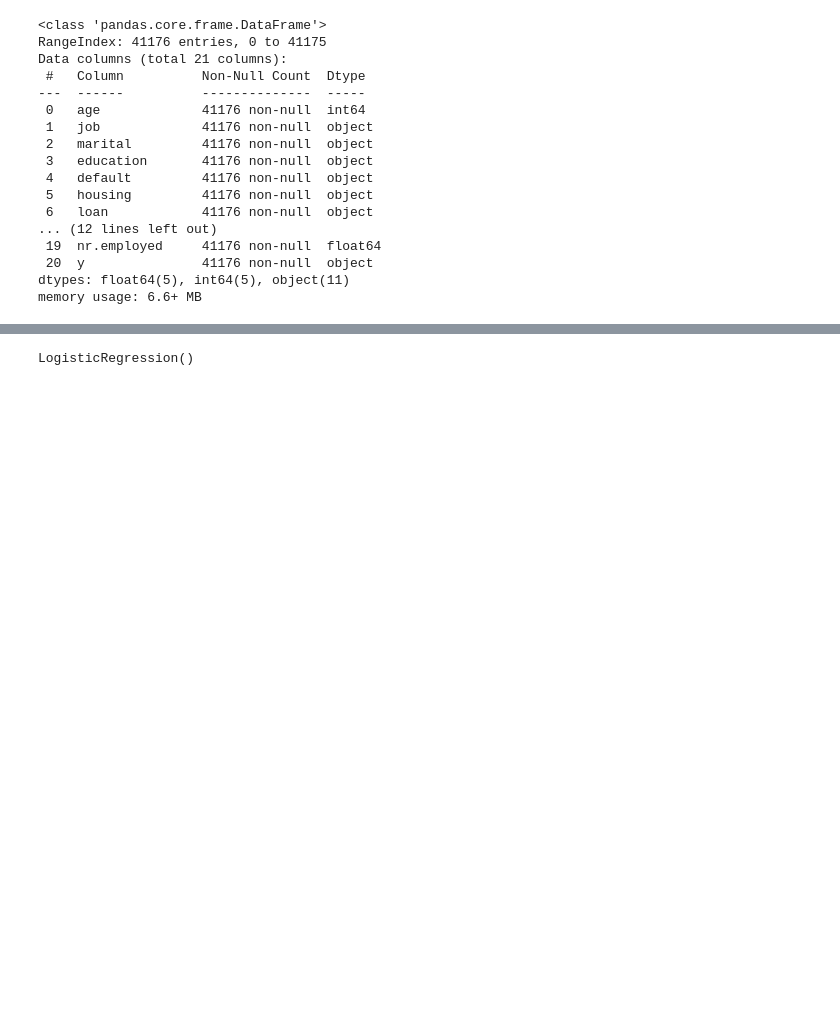
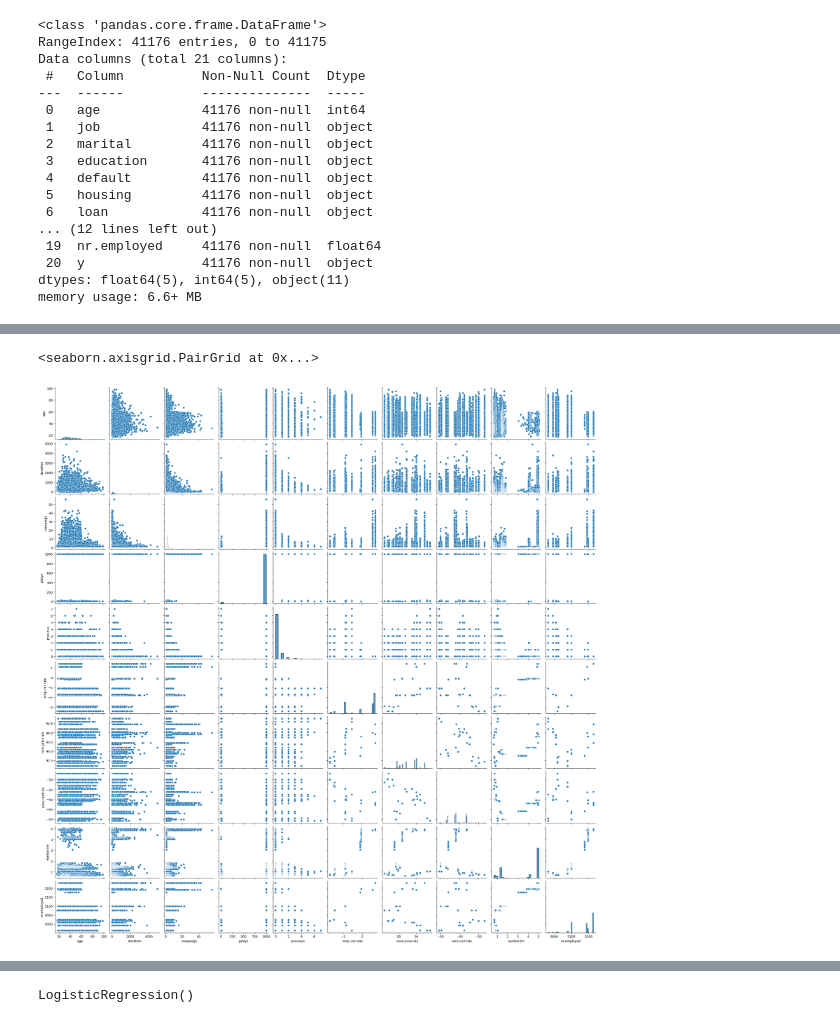
Before and after one commit to Paula3228/Regresion-Logistica, a Jupyter notebook: src/explore.ipynb, the cells around one changed output, grey strips where cells are left out. Cells and saved outputs as stored; diff of their text form; code cells hidden in the pictures; blank space fills up the shorter version.

```diff
--- a/src/explore.ipynb
+++ b/src/explore.ipynb
@@ -93,0 +155,10 @@ memory usage: 6.6+ MB
+# %%
+# Lista de variables numéricas
+numerical_columns = ["age", "duration", "campaign", "pdays", "previous", "emp.var.rate",
+                     "cons.price.idx", "cons.conf.idx", "euribor3m", "nr.employed"]
+
+# Crear un par de gráficos de dispersión (pairplot)
+sns.pairplot(df[numerical_columns])
+# %% [output]
+<seaborn.axisgrid.PairGrid at 0x...>
+[figure, added]
```
Also changed, not shown: parts of 15 cells of this notebook, 1 other file.
